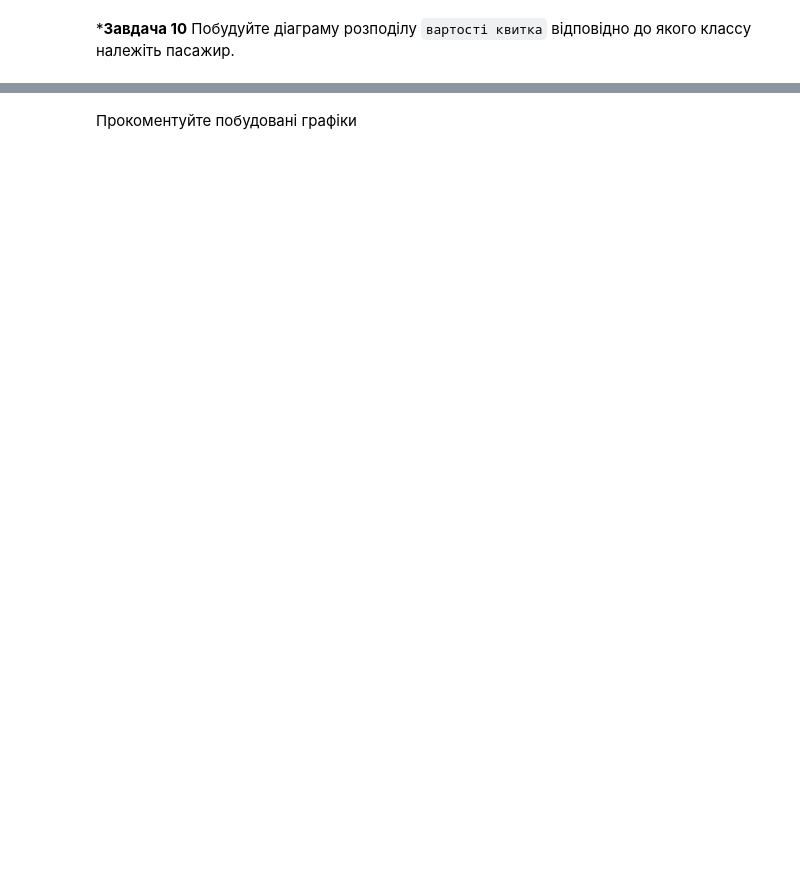
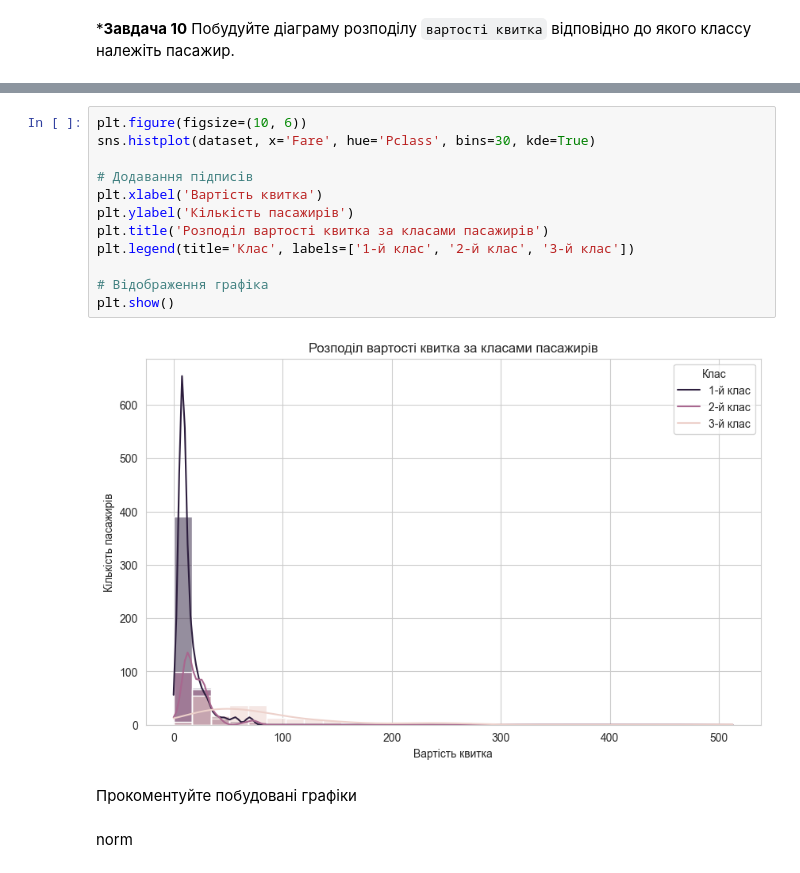
Before and after one commit to xwfeqi/BAI, a Jupyter notebook: LAB2BAI/Task2_basic_ai_ad_(3).ipynb, the cells around one changed output, grey strips where cells are left out. Saved outputs shown, nothing was run; the diff lists cells and outputs as text; blank space fills up the shorter version.

```diff
--- a/LAB2BAI/Task2_basic_ai_ad_(3).ipynb
+++ b/LAB2BAI/Task2_basic_ai_ad_(3).ipynb
@@ -164,2 +228,18 @@ plt.show()
+# %%
+plt.figure(figsize=(10, 6))
+sns.histplot(dataset, x='Fare', hue='Pclass', bins=30, kde=True)
+
+# Додавання підписів
+plt.xlabel('Вартість квитка')
+plt.ylabel('Кількість пасажирів')
+plt.title('Розподіл вартості квитка за класами пасажирів')
+plt.legend(title='Клас', labels=['1-й клас', '2-й клас', '3-й клас'])
+
+# Відображення графіка
+plt.show()
+# %% [output]
+[figure, added]
 # %% [markdown]
 Прокоментуйте побудовані графіки
+# %% [markdown]
+norm
```
Also changed, not shown: parts of 9 cells of this notebook.
